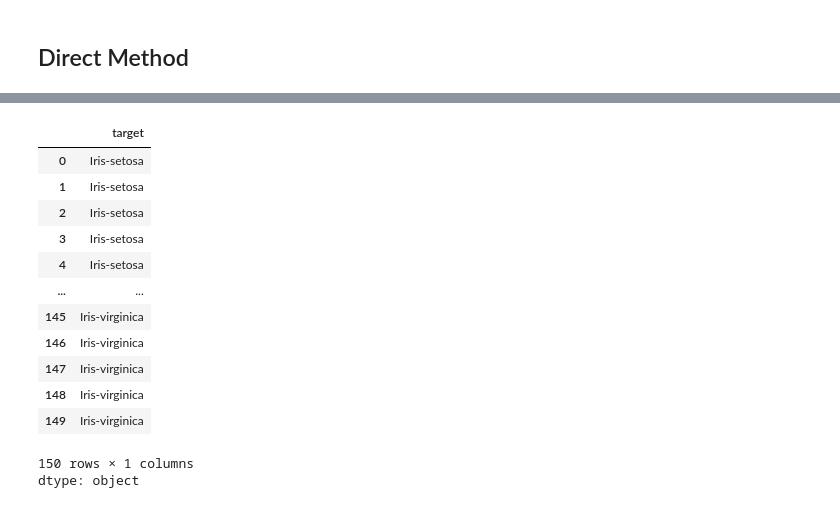
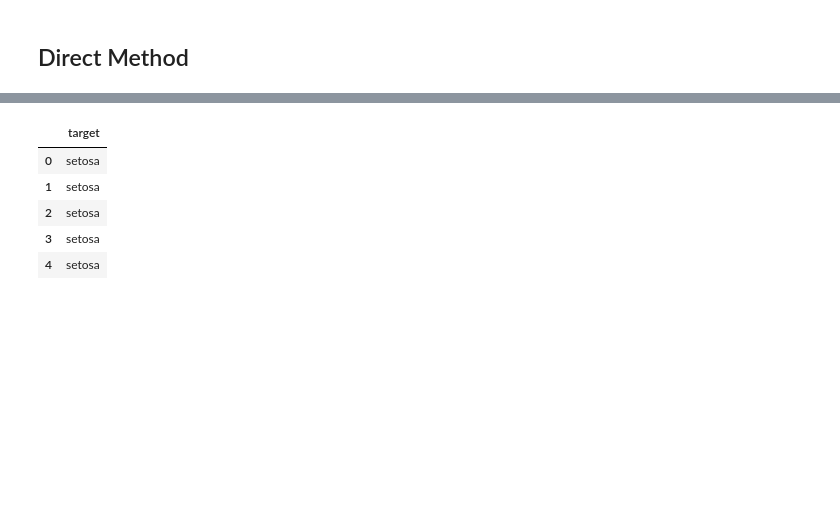
Before and after one commit to Yash-Bandal/Advance-Python-, a Jupyter notebook: 10 PCA__Direct_Indirect.ipynb, the cells around one changed output, grey strips where cells are left out. Saved outputs shown, nothing was run; the diff lists cells and outputs as text; code cells hidden in the pictures; blank space fills up the shorter version.

```diff
--- a/10 PCA__Direct_Indirect.ipynb
+++ b/10 PCA__Direct_Indirect.ipynb
@@ -202,9 +195,16 @@ X_reduceFinal
 
 import pandas as pd
 from sklearn.decomposition import PCA
+from sklearn.datasets import load_iris
+
+
+iris=load_iris()
+iris_df=pd.DataFrame(iris.data,columns=iris.feature_names)
+iris_df.head()
+
 
 #Get the IRIS dataset
-url = "https://archive.ics.uci.edu/ml/machine-learning-databases/iris/iris.data"
-data = pd.read_csv(url, names=['sepal length','sepal width','petal length','petal width','target'])
-data
+# url = "https://archive.ics.uci.edu/ml/machine-learning-databases/iris/iris.data"
+# data = pd.read_csv(url, names=['sepal length','sepal width','petal length','petal width','target'])
+# data
 # %% [output]
@@ -243,23 +222,20 @@ x
 # %%
 
-#prepare the target
-target = data.iloc[:,4]
-target
+# #prepare the target
+# target = data.iloc[:,4]
+# target
+
+target=iris.target_names[iris.target]
+
+targetdf=pd.DataFrame(target,columns=['target'])
+targetdf.head()
 # %% [output]
 |  | target |
-| 0 | Iris-setosa |
-| 1 | Iris-setosa |
-| 2 | Iris-setosa |
-| 3 | Iris-setosa |
-| 4 | Iris-setosa |
-| ... | ... |
-| 145 | Iris-virginica |
-| 146 | Iris-virginica |
-| 147 | Iris-virginica |
-| 148 | Iris-virginica |
-| 149 | Iris-virginica |
+| 0 | setosa |
+| 1 | setosa |
+| 2 | setosa |
+| 3 | setosa |
+| 4 | setosa |
-150 rows × 1 columns
-dtype: object
 # %%
 
 #Applying it to PCA function
```
Also changed, not shown: parts of 15 cells of this notebook.
